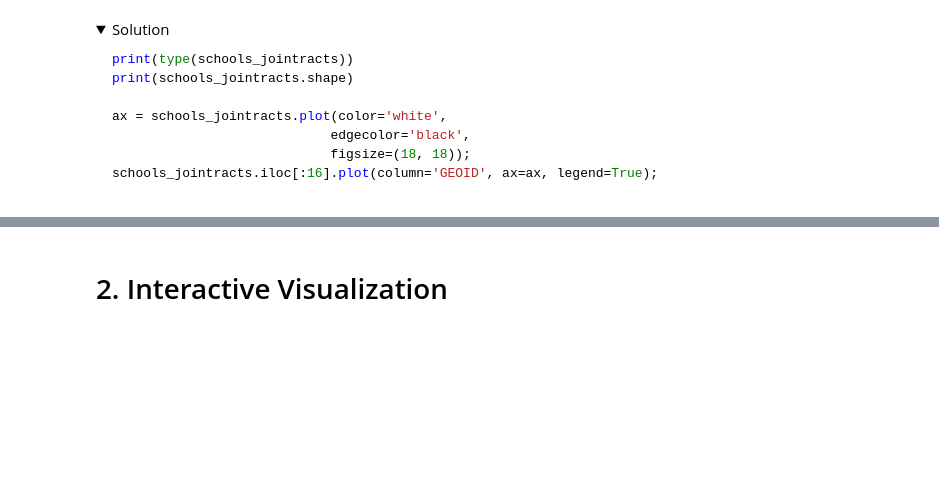
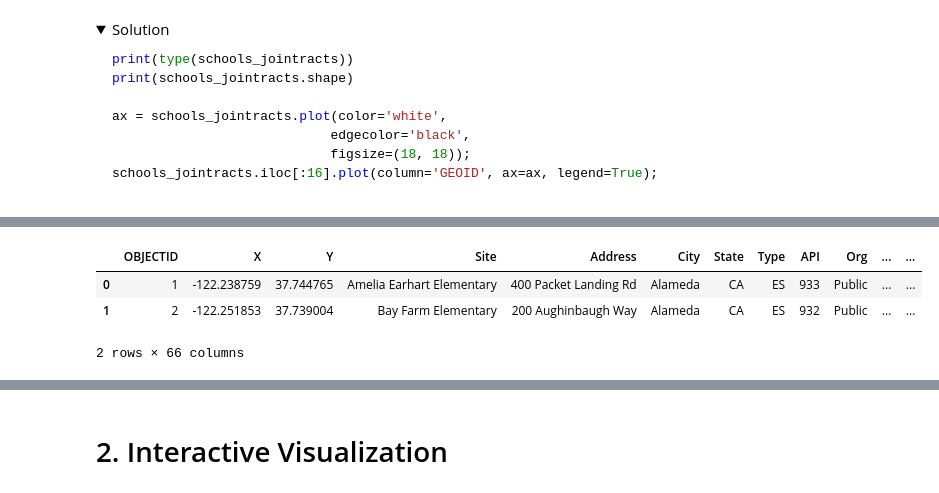
Before and after one commit to dlab-berkeley/Python-Geospatial-Fundamentals, a Jupyter notebook: lessons/2_Geoprocessing and Analysis.ipynb, the cells around one changed output, grey strips where cells are left out. Saved outputs shown, nothing was run; the diff lists cells and outputs as text; code cells hidden in the pictures; folded sections open; blank space fills up the shorter version.

```diff
--- a/lessons/2_Geoprocessing and Analysis.ipynb
+++ b/lessons/2_Geoprocessing and Analysis.ipynb
@@ -156,0 +229,3 @@ schools_jointracts.iloc[:16].plot(column='GEOID', ax=ax, legend=True);
+# %%
+moe_cols = acs5_df.filter(like='_moe', axis=1).columns
+moe_cols
@@ -156,0 +240,2 @@ schools_jointracts.iloc[:16].plot(column='GEOID', ax=ax, legend=True);
+# %%
+acs5_df.drop(moe_cols, axis=1, inplace=True)
@@ -156,0 +244,2 @@ schools_jointracts.iloc[:16].plot(column='GEOID', ax=ax, legend=True);
+# %%
+acs5_df_ac = acs5_df[(acs5_df['year'] == 2018) & (acs5_df['county_fips'] == 1)]
@@ -156,0 +272,12 @@ schools_jointracts.iloc[:16].plot(column='GEOID', ax=ax, legend=True);
+# %%
+# Left join keeps all tracts and the ACS data for those tracts
+schools_jointracts = schools_jointracts.merge(acs5_df_ac,
+                                        left_on='GEOID',
+                                        right_on='FIPS_11_digit',
+                                        how='left')
+schools_jointracts.head(2)
+# %% [output]
+|  | OBJECTID | X | Y | Site | Address | City | State | Type | API | Org | ... | ... |
+| 0 | 1 | -122.238759 | 37.744765 | Amelia Earhart Elementary | 400 Packet Landing Rd | Alameda | CA | ES | 933 | Public | ... | ... |
+| 1 | 2 | -122.251853 | 37.739004 | Bay Farm Elementary | 200 Aughinbaugh Way | Alameda | CA | ES | 932 | Public | ... | ... |
+2 rows × 66 columns
```
Also changed, not shown: parts of 24 cells of this notebook, 2 other files.
